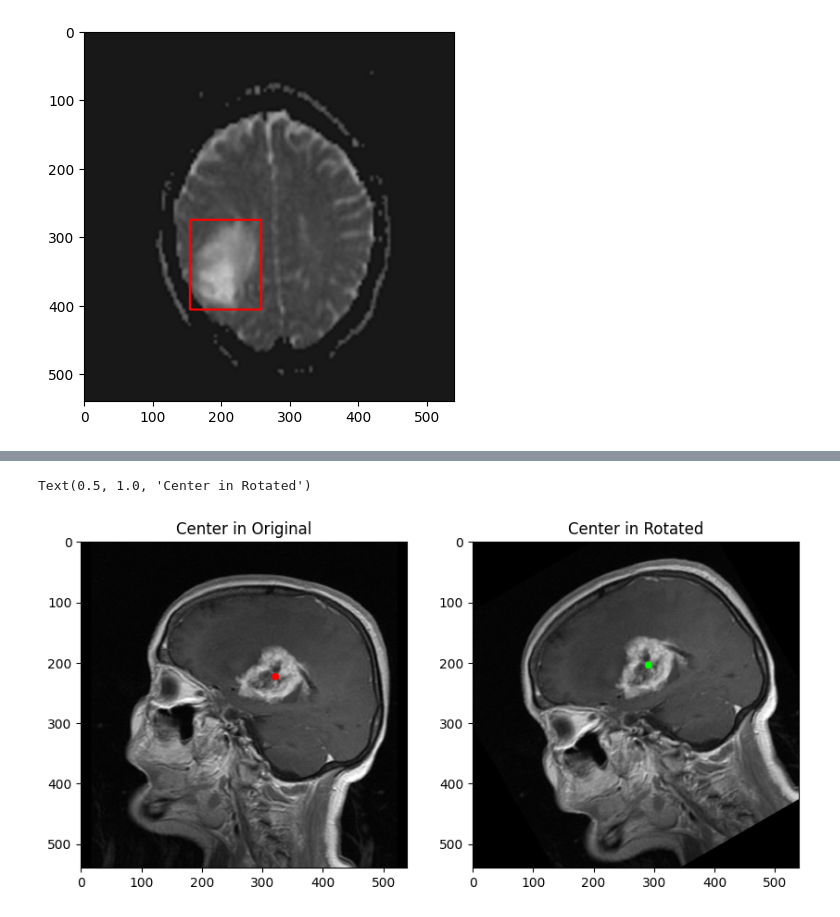
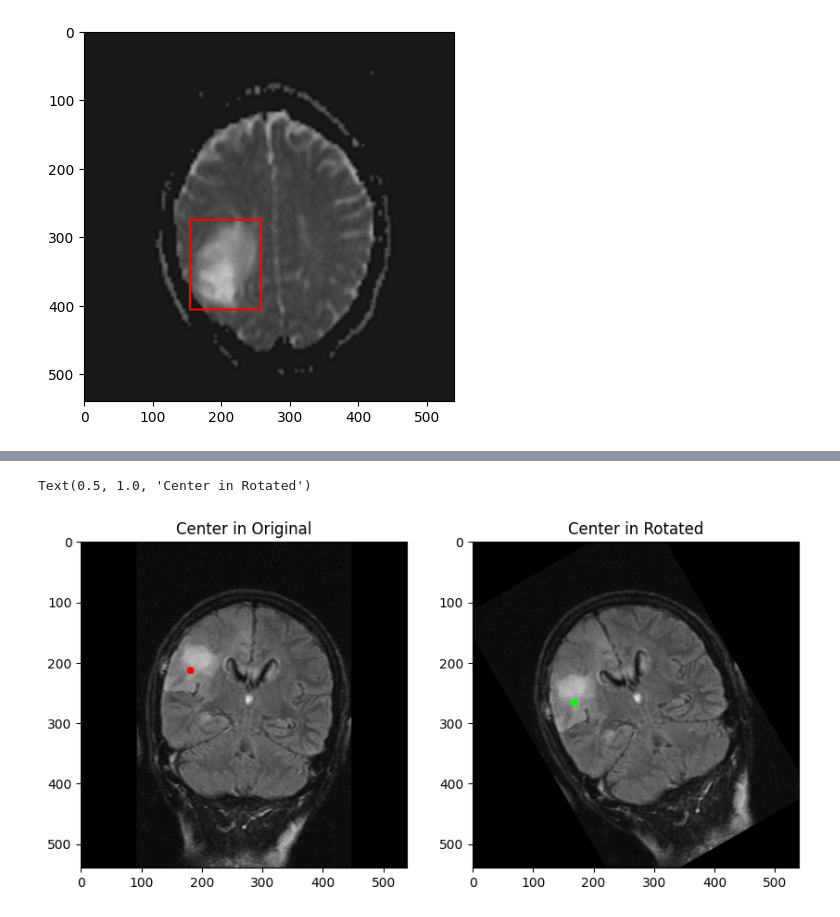
Before and after one commit to MHosseinHashemi/NBML_BrTD, a Jupyter notebook: Data Augmentation.ipynb, the cells around one changed output, grey strips where cells are left out. Cells and saved outputs as stored; diff of their text form; code cells hidden in the pictures.

Commit message:
Clean V1
All issues relevant to bounding box augmentation of cropped images solved.

```diff
--- a/Data Augmentation.ipynb
+++ b/Data Augmentation.ipynb
@@ -356,56 +1070,36 @@ plt.imshow(image)
 # %%
-image_init = cv2.imread("C:\\Users\\Eurus\\Desktop\\TestingImagesAugmentation\\init_imgs\\T_747.jpg")
-image_rotated = cv2.imread("C:\\Users\\Eurus\\Desktop\\TestingImagesAugmentation\\out\\T_747_CCWR_.jpg")
-x, y, width, height = 0.593519, 0.413889, 0.264815, 0.190741
+# 2nd Quarter Test
+image_init = cv2.imread("C:\\Users\\Eurus\\Desktop\\TestingImagesAugmentation\\init_imgs\\T_574.jpg")
+image_rotated = cv2.imread("C:\\Users\\Eurus\\Desktop\\TestingImagesAugmentation\\out\\T_574_CCWR_.jpg")
+x, y, width, height = 0.336111, 0.397222, 0.164815, 0.153704
+
+center = np.array([270,270])
+cordinate_in_global = (np.array([x,y]) * 540).astype(int)
+
+def rotation_mapper(alpha, Xi, Yi):
+    """Step 1"""
+    Xi = int(Xi * 540 - 270)
+    Yi = int(Yi * 540 - 270)
+    print(f"Xi: {Xi}, Yi: {Yi}")
+
+    "Step 2"
+    alpha = math.radians(alpha)
+    Xj = int(Xi*math.cos(alpha) - Yi*math.sin(alpha))
+    Yj = int(Xi*math.sin(alpha) + Yi*math.cos(alpha))
+    print(f"In center of image : Xj: {Xj}, Yj: {Yj}")
+    Xj += 270
+    Yj += 270
+    print(f"In OpenCv cordinates : Xj: {Xj+270}, Yj: {Yj+270}")
+    return Xj, Yj
 
 
-def rotation_mapper(Alpha, Xi, Yi):
-
-    # Step 1
-    Xi = (Xi * 540) - 270
-    print(f"Xi : {Xi+270}")
-
-    Yi = (540 - (Yi * 540)) - 270
-    print(f"Yi : {Yi+270}")
-
-    # Step 2
-    Vi = math.sqrt((Xi) * (Xi) + (Yi) * (Yi))
-    print(f"Vi : {Vi}\n")
-
-    # Step 3
-    Beta = math.asin(Yi / Vi)
-    Beta = math.degrees(Beta)
-    print(f"Beta: {Beta}\n")
-
-    Theta = Alpha + Beta
-    print(f"Theta: {Theta}\n")
-    Theta = Theta * 3.141592 / 180
-
-    # Step 4
-    Vj = Vi
-    Yj = 540 - (int(Vj * math.sin(Theta)) + 270)
-    print(f"Yj: {Yj}\n")
-    Xj = int(Vj * math.cos(Theta)) + 270
-    print(f"Xj: {Xj}\n")
-
-    # Step 5
-    distance_x = abs(int(Xj - Xi - 270))
-    distance_y = abs(int(Yj - (270 - Yi)))
-
-    return Xj, Yj, distance_x, distance_y
-
-
-x, y, distance_x, distance_y = rotation_mapper(Alpha = 30, Xi = x, Yi = y)
-
-
-print(f"distance_x is : {distance_x}\n")
-print(f"distance_y is : {distance_y}\n")
+x, y = rotation_mapper(alpha = -30, Xi = x, Yi = y)
 
 
 "final Center"
 cv2.circle(image_rotated, (x,y), radius=0, color=(0, 255, 0), thickness=12)
 "initial Center"
-cv2.circle(image_init, (321,224), radius=0, color=(255, 0, 0), thickness=12)
+cv2.circle(image_init, cordinate_in_global, radius=0, color=(255, 0, 0), thickness=12)
 
 fig = plt.figure(figsize=(10, 7))
 rows = 1
@@ -438,2 +1120,2 @@ distance_y is : 18
 Text(0.5, 1.0, 'Center in Rotated')
-[figure, old version]
+[figure, new version]
```
Also changed, not shown: parts of 26 cells of this notebook.
